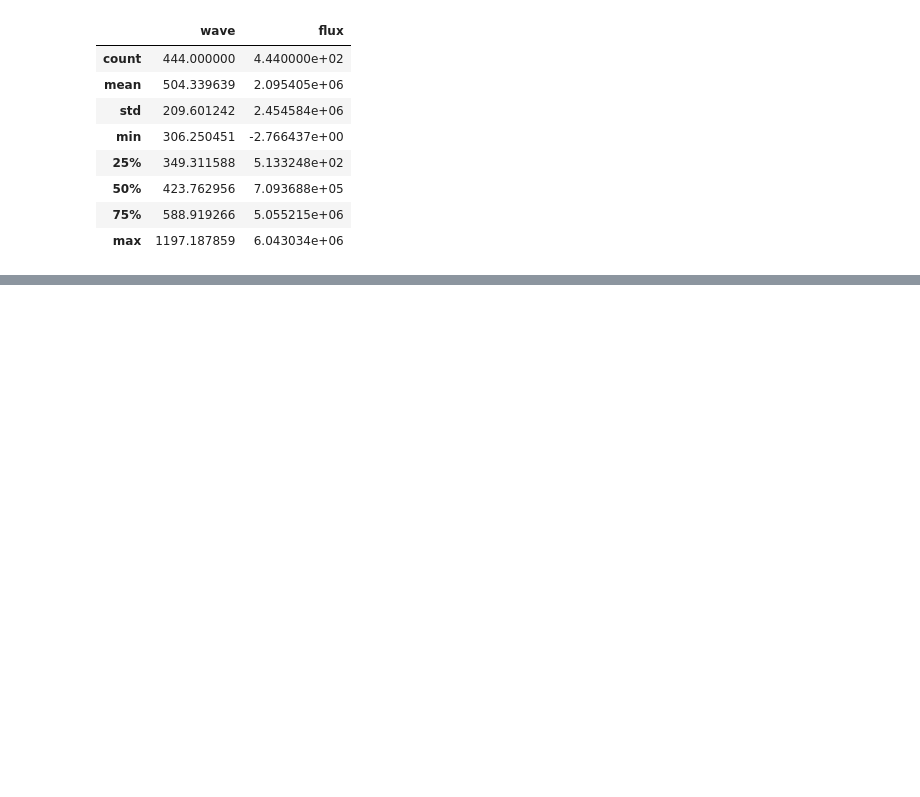
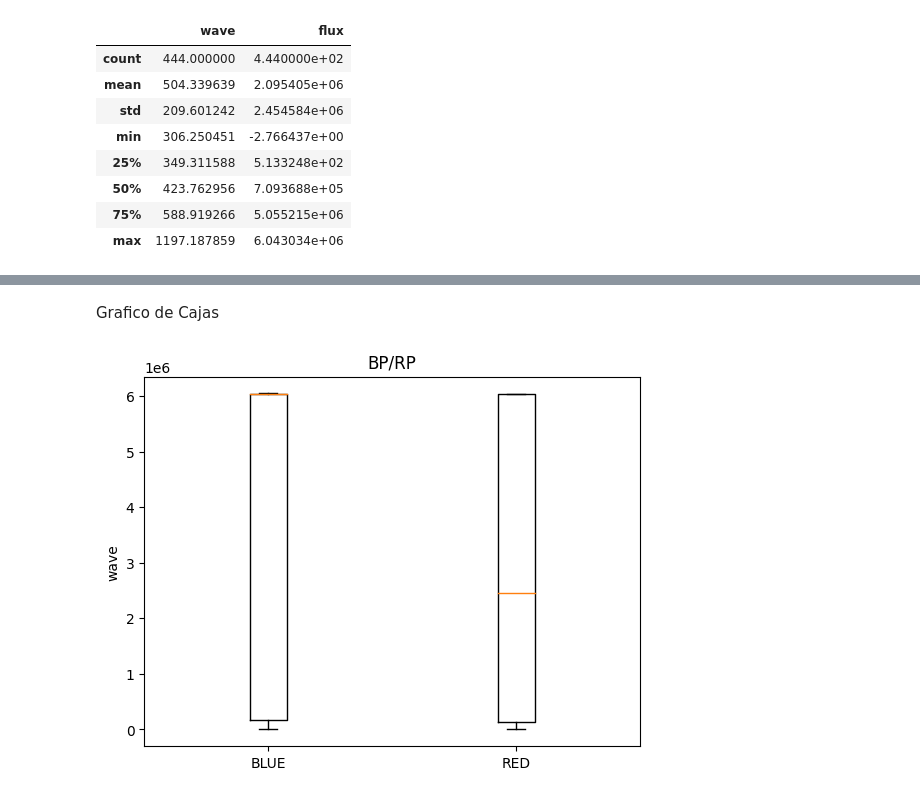
Before and after one commit to opcruz/gaiaDR3ML, a Jupyter notebook: Simulados/Plot.ipynb, the cells around one changed output, grey strips where cells are left out. Saved outputs shown, nothing was run; the diff lists cells and outputs as text; code cells hidden in the pictures; blank space fills up the shorter version.

```diff
--- a/Simulados/Plot.ipynb
+++ b/Simulados/Plot.ipynb
@@ -196,0 +87,10 @@ This will become an error in seaborn v0.14.0; please update your code.
+# %% [markdown]
+Grafico de Cajas
+# %%
+plt.boxplot([df_data_blue['flux'], df_data_red['flux']])
+plt.xticks([1, 2], ['BLUE', 'RED'])
+plt.ylabel('wave')
+plt.title('BP/RP')
+plt.show()
+# %% [output]
+[figure, added]
```
Also changed, not shown: parts of 16 cells of this notebook, 1 other file.
